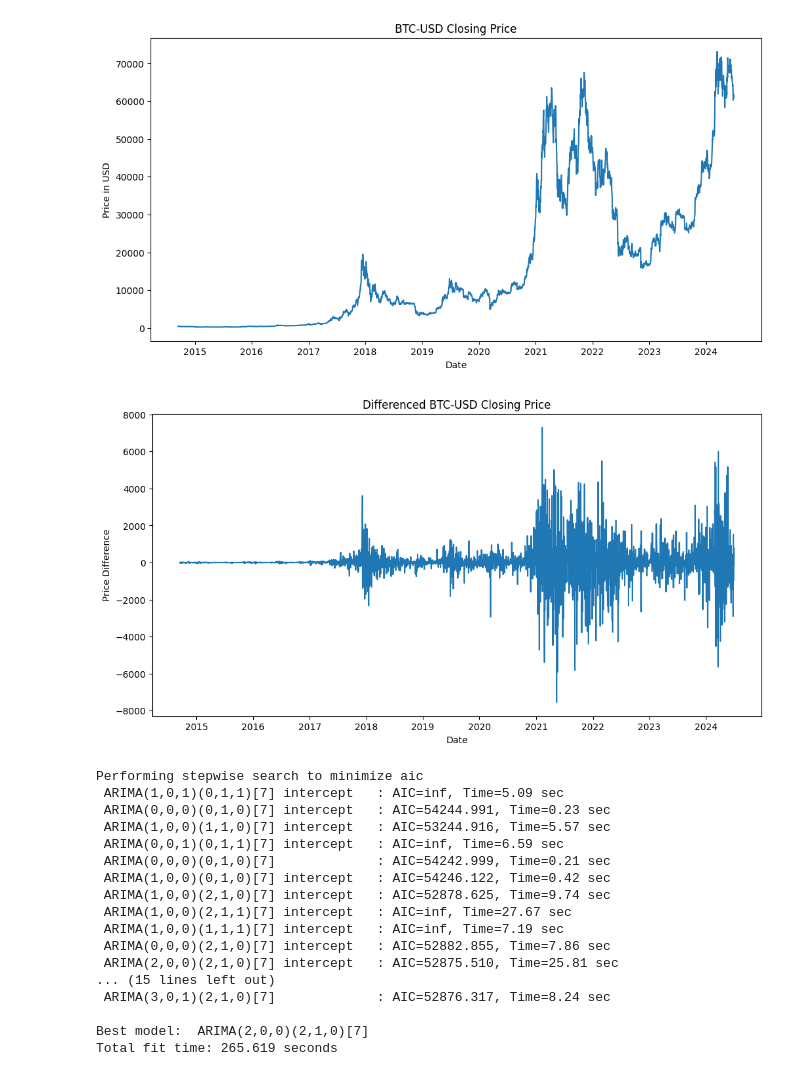
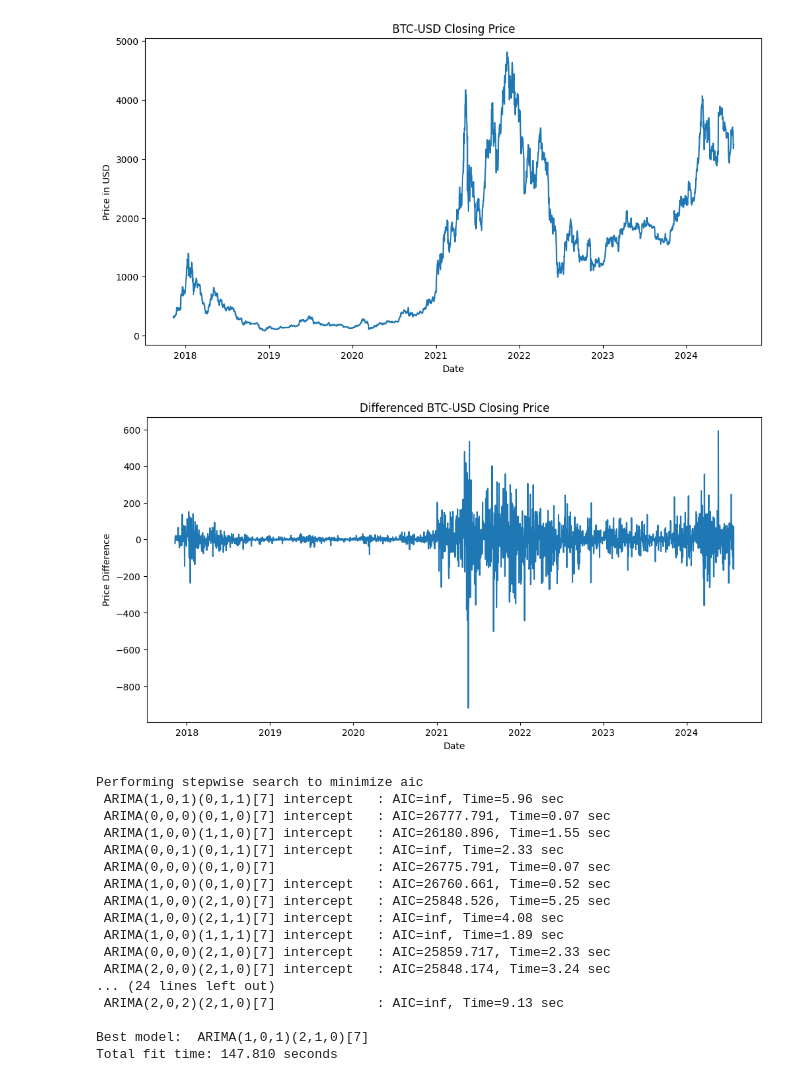
Before and after one commit to joshuaobare/finance_ml, a Jupyter notebook: arima_model.ipynb, the cells around one changed output. Saved outputs shown, nothing was run; the diff lists cells and outputs as text; code cells hidden in the pictures.

```diff
--- a/arima_model.ipynb
+++ b/arima_model.ipynb
@@ -7,31 +8,32 @@ from pmdarima import auto_arima
 from sklearn.metrics import mean_squared_error, mean_absolute_error
 # %%
 # Load and prepare data
-data = pd.read_csv("./data/BTC-USD.csv", index_col="Date", parse_dates=True)
+series_name = "ETH-USD"
+data = pd.read_csv(f"./data/{series_name}.csv", index_col="Date", parse_dates=True)
 data["Close"] = pd.to_numeric(data["Close"].replace(",","", regex=True))
 # %%
 # Plot original data
 plt.figure(figsize=(12,6))
 plt.plot(data["Close"])
-plt.title("BTC-USD Closing Price")
+plt.title(f"{series_name} Closing Price")
 plt.xlabel("Date")
 plt.ylabel("Price in USD")
 plt.show()
 # %% [output]
-[figure, old version]
+[figure, new version]
 # %%
 # Difference the data
 diff_data = data["Close"].diff().dropna()
 # %%
 # Plot differenced data
 plt.figure(figsize=(12,6))
 plt.plot(diff_data)
-plt.title("Differenced BTC-USD Closing Price")
+plt.title("Differenced {series_name} Closing Price")
 plt.xlabel("Date")
 plt.ylabel("Price Difference")
 plt.show()
 # %% [output]
-[figure, old version]
+[figure, new version]
 # %%
 # Split data into train and test sets
 train_data, test_data = diff_data[:int(len(diff_data)*0.9)], diff_data[int(len(diff_data)*0.9):]
@@ -51,22 +53,22 @@ model_autoARIMA = auto_arima(train_data, start_p=1, start_q=1,
                              stepwise=True)
 # %% [output]
 Performing stepwise search to minimize aic
- ARIMA(1,0,1)(0,1,1)[7] intercept   : AIC=inf, Time=5.09 sec
- ARIMA(0,0,0)(0,1,0)[7] intercept   : AIC=54244.991, Time=0.23 sec
- ARIMA(1,0,0)(1,1,0)[7] intercept   : AIC=53244.916, Time=5.57 sec
- ARIMA(0,0,1)(0,1,1)[7] intercept   : AIC=inf, Time=6.59 sec
- ARIMA(0,0,0)(0,1,0)[7]             : AIC=54242.999, Time=0.21 sec
- ARIMA(1,0,0)(0,1,0)[7] intercept   : AIC=54246.122, Time=0.42 sec
- ARIMA(1,0,0)(2,1,0)[7] intercept   : AIC=52878.625, Time=9.74 sec
- ARIMA(1,0,0)(2,1,1)[7] intercept   : AIC=inf, Time=27.67 sec
- ARIMA(1,0,0)(1,1,1)[7] intercept   : AIC=inf, Time=7.19 sec
- ARIMA(0,0,0)(2,1,0)[7] intercept   : AIC=52882.855, Time=7.86 sec
- ARIMA(2,0,0)(2,1,0)[7] intercept   : AIC=52875.510, Time=25.81 sec
-... (15 lines left out)
- ARIMA(3,0,1)(2,1,0)[7]             : AIC=52876.317, Time=8.24 sec
+ ARIMA(1,0,1)(0,1,1)[7] intercept   : AIC=inf, Time=5.96 sec
+ ARIMA(0,0,0)(0,1,0)[7] intercept   : AIC=26777.791, Time=0.07 sec
+ ARIMA(1,0,0)(1,1,0)[7] intercept   : AIC=26180.896, Time=1.55 sec
+ ARIMA(0,0,1)(0,1,1)[7] intercept   : AIC=inf, Time=2.33 sec
+ ARIMA(0,0,0)(0,1,0)[7]             : AIC=26775.791, Time=0.07 sec
+ ARIMA(1,0,0)(0,1,0)[7] intercept   : AIC=26760.661, Time=0.52 sec
+ ARIMA(1,0,0)(2,1,0)[7] intercept   : AIC=25848.526, Time=5.25 sec
+ ARIMA(1,0,0)(2,1,1)[7] intercept   : AIC=inf, Time=4.08 sec
+ ARIMA(1,0,0)(1,1,1)[7] intercept   : AIC=inf, Time=1.89 sec
+ ARIMA(0,0,0)(2,1,0)[7] intercept   : AIC=25859.717, Time=2.33 sec
+ ARIMA(2,0,0)(2,1,0)[7] intercept   : AIC=25848.174, Time=3.24 sec
+... (24 lines left out)
+ ARIMA(2,0,2)(2,1,0)[7]             : AIC=inf, Time=9.13 sec
 
-Best model:  ARIMA(2,0,0)(2,1,0)[7]
-Total fit time: 265.619 seconds
+Best model:  ARIMA(1,0,1)(2,1,0)[7]
+Total fit time: 147.810 seconds
 # %%
 print(model_autoARIMA.summary())
 # %% [output]
```
Also changed, not shown: parts of 10 cells of this notebook, 2 other files.
